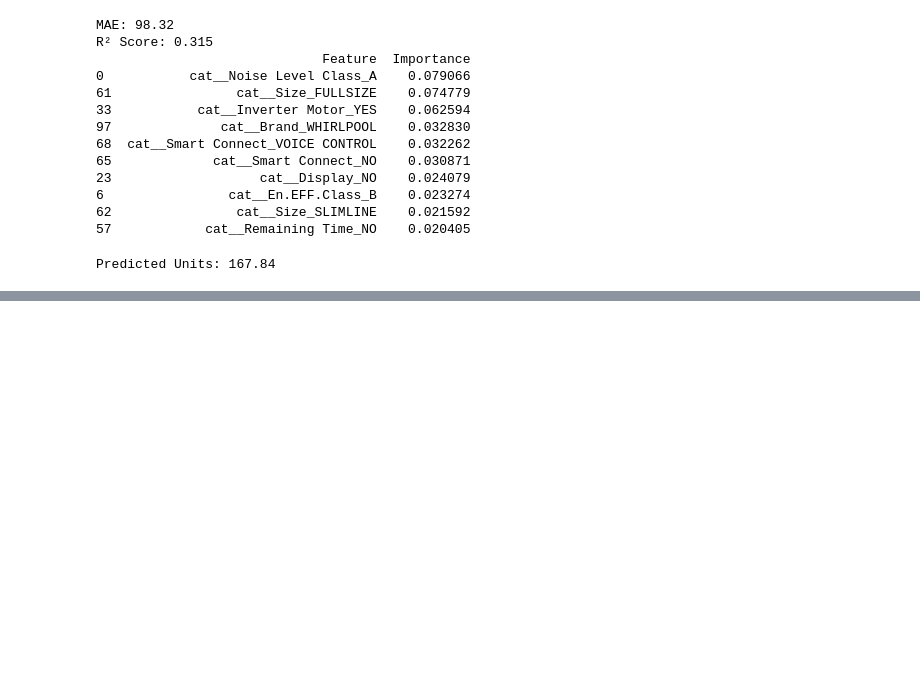
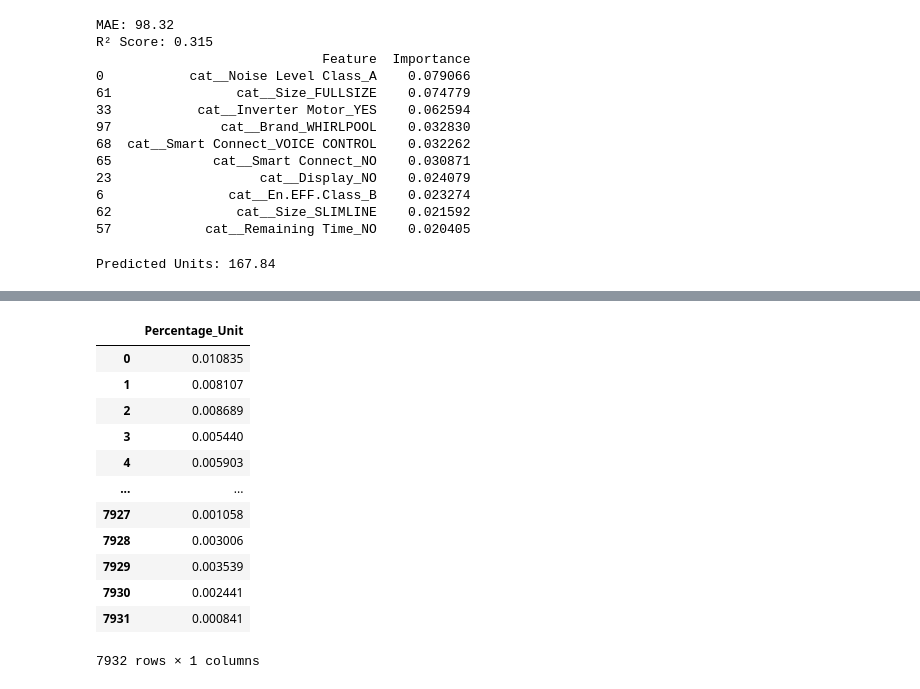
Before and after one commit to korkutanapa/stat571, a Jupyter notebook: stat571_project.ipynb, the cells around one changed output, grey strips where cells are left out. Drawn from its saved outputs; the diff is of its cells as text; code cells hidden in the pictures; blank space fills up the shorter version.

```diff
--- a/stat571_project.ipynb
+++ b/stat571_project.ipynb
@@ -1067,0 +1142,9 @@ Predicted Units: 167.84
+# %%
+# Replace all NA-like values with np.nan (formal NA for regression in Python)
+import numpy as np
+
+df = df.replace(to_replace=["NA", "N/A", "", "na", "n/a"], value=np.nan)
+
+# Check how many missing values remain per column
+na_summary = df.isna().sum()
+na_summary[na_summary > 0]
@@ -1067,0 +1170,9 @@ Predicted Units: 167.84
+# %%
+# Replace all NA-like values with np.nan (formal NA for regression in Python)
+import numpy as np
+
+df = df.replace(to_replace=["NA", "N/A", "", "na", "n/a"], value=np.nan)
+
+# Check how many missing values remain per column
+na_summary = df.isna().sum()
+na_summary[na_summary > 0]
@@ -1067,0 +1198,6 @@ Predicted Units: 167.84
+# %%
+# Drop 'Color' and 'Material/2' columns due to excessive missing values
+df = df.drop(columns=['Color', 'Material/2','First Activity'])
+
+# Confirm removal
+df.columns.tolist()
@@ -1067,0 +1260,9 @@ Predicted Units: 167.84
+# %%
+# Create the target variable y1 from 'Percentage_Unit'
+y1 = df['Percentage_Unit'].copy()
+
+# Drop 'Percentage_Unit', 'Monthly_Total_Units', and 'Units' from the dataframe to form X
+X1 = X.drop(columns=['Selling Shops'])
+
+# Display the structure of X and y1
+X1.info(), y1.name, y1.shape
@@ -1067,0 +1298,16 @@ Predicted Units: 167.84
+# %%
+y1
+# %% [output]
+|  | Percentage_Unit |
+| 0 | 0.010835 |
+| 1 | 0.008107 |
+| 2 | 0.008689 |
+| 3 | 0.005440 |
+| 4 | 0.005903 |
+| ... | ... |
+| 7927 | 0.001058 |
+| 7928 | 0.003006 |
+| 7929 | 0.003539 |
+| 7930 | 0.002441 |
+| 7931 | 0.000841 |
+7932 rows × 1 columns
```
Also changed, not shown: parts of 16 cells of this notebook.
